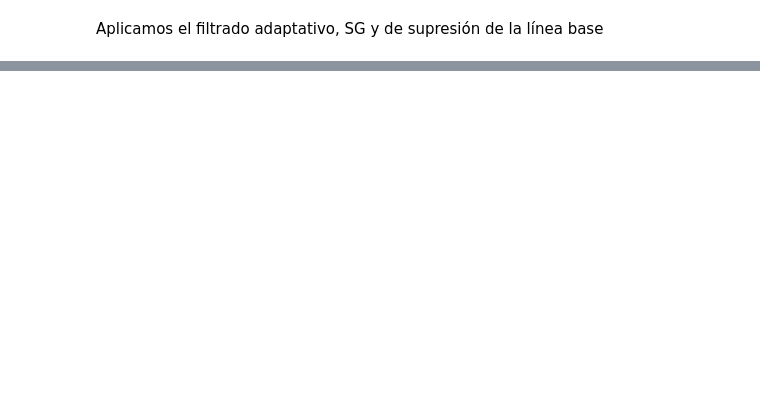
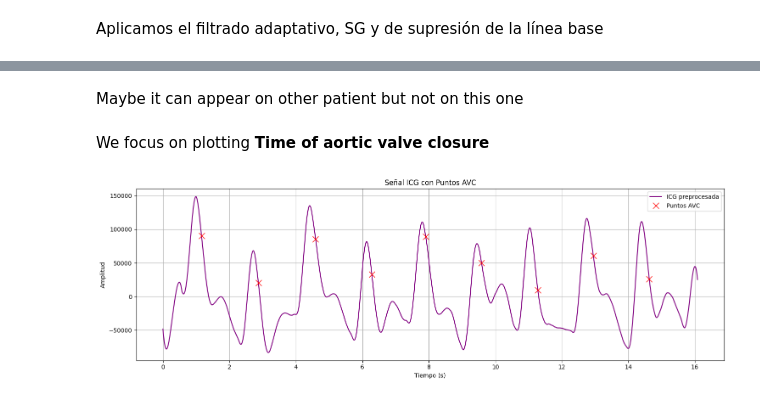
Before and after one commit to eduardo-illueca/icg-project, a Jupyter notebook: Maria_HeartCycle_FILTEREDDATA.ipynb, the cells around one changed output, grey strips where cells are left out. Drawn from its saved outputs; the diff is of its cells as text; code cells hidden in the pictures; blank space fills up the shorter version.

```diff
--- a/Maria_HeartCycle_FILTEREDDATA.ipynb
+++ b/Maria_HeartCycle_FILTEREDDATA.ipynb
@@ -261,0 +325,31 @@ plt.show()
+# %% [markdown]
+Maybe it can appear on other patient but not on this one
+# %% [markdown]
+We focus on plotting **Time of aortic valve closure**
+# %%
+AVC = measures[5, 1]
+AVC_time = AVC['time']
+AVC_data = AVC['data']
+AVC_data_value = AVC_data[0, 0]  # Valores de tiempo en segundos
+
+# Convertir tiempo de AVO a índices de muestra
+frecuencia_muestreo=200
+AVC_sample_indices = (AVC_data_value.flatten() * frecuencia_muestreo).astype(int)
+AVC_sample_indices = AVC_sample_indices[AVC_sample_indices < len(senal_sin_linea_base)]
+
+# Obtener amplitudes de la señal preprocesada en los puntos PEP
+AVC_amplitudes = senal_sin_linea_base[AVC_sample_indices]
+
+# Graficar señal preprocesada con los puntos PEP superpuestos
+plt.figure(figsize=(15, 5))
+plt.plot(tiempo, senal_sin_linea_base, label='ICG preprocesada', color='purple')
+plt.plot(tiempo[AVC_sample_indices], AVC_amplitudes, 'rx', markersize=10, label='Puntos AVC')
+plt.title('Señal ICG con Puntos AVC')
+plt.xlabel('Tiempo (s)')
+plt.ylabel('Amplitud')
+plt.grid(True)
+plt.legend()
+plt.tight_layout()
+plt.show()
+# %% [output]
+[figure, added]
```
Also changed, not shown: parts of 9 cells of this notebook.
